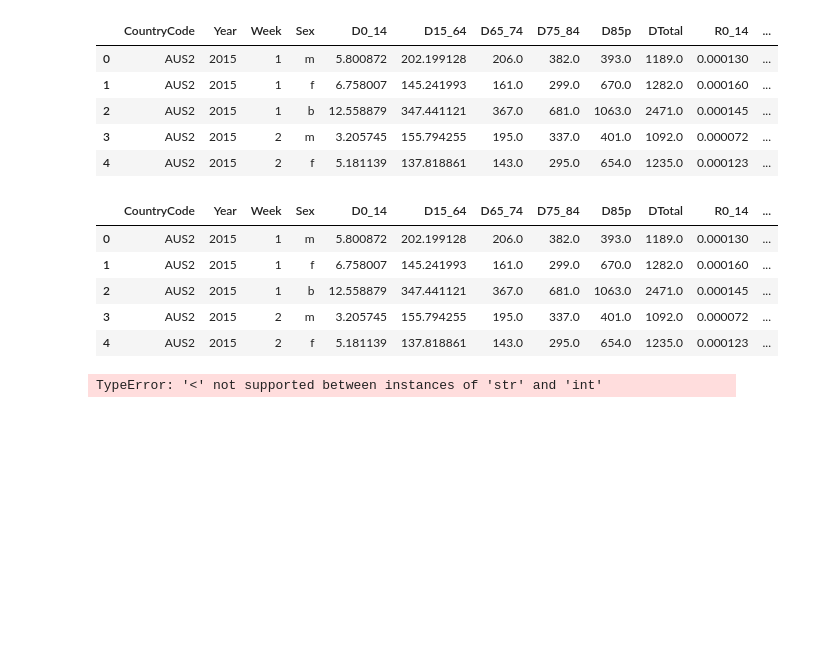
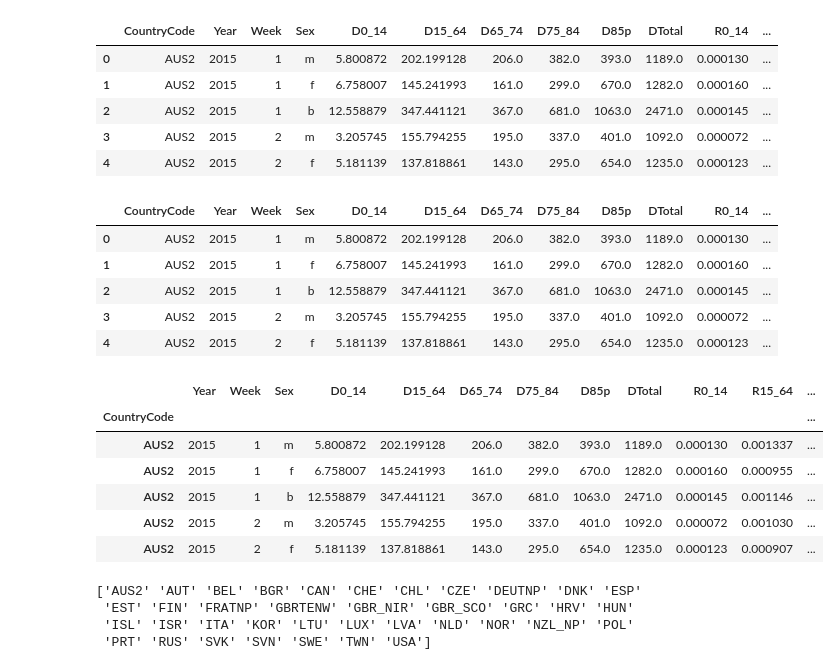
Before and after one commit to glensven/Country_Mortality_Analysis, a Jupyter notebook: MortalityOrg.ipynb, the cells around one changed output. Saved outputs shown, nothing was run; the diff lists cells and outputs as text; code cells hidden in the pictures; blank space fills up the shorter version.

```diff
--- a/MortalityOrg.ipynb
+++ b/MortalityOrg.ipynb
@@ -31,9 +31,25 @@ mortality_data.head()
 | 3 | AUS2 | 2015 | 2 | m | 3.205745 | 155.794255 | 195.0 | 337.0 | 401.0 | 1092.0 | 0.000072 | ... |
 | 4 | AUS2 | 2015 | 2 | f | 5.181139 | 137.818861 | 143.0 | 295.0 | 654.0 | 1235.0 | 0.000123 | ... |
 # %%
-# Make Index CountryCode
+# Set Index as Country Code
 mortality_data_country_indexed = mortality_data.set_index(mortality_data['CountryCode'])
-mortality_data_country_indexed.drop(1, inplace = True)
+mortality_data_country_indexed.drop(columns=['CountryCode'], inplace=True)
+#mortality_data_country_indexed.drop(1, inplace = True)
 mortality_data_country_indexed.head()
 # %% [output]
-TypeError: '<' not supported between instances of 'str' and 'int'
+|  | Year | Week | Sex | D0_14 | D15_64 | D65_74 | D75_84 | D85p | DTotal | R0_14 | R15_64 | ... |
+| CountryCode |  |  |  |  |  |  |  |  |  |  |  | ... |
+| AUS2 | 2015 | 1 | m | 5.800872 | 202.199128 | 206.0 | 382.0 | 393.0 | 1189.0 | 0.000130 | 0.001337 | ... |
+| AUS2 | 2015 | 1 | f | 6.758007 | 145.241993 | 161.0 | 299.0 | 670.0 | 1282.0 | 0.000160 | 0.000955 | ... |
+| AUS2 | 2015 | 1 | b | 12.558879 | 347.441121 | 367.0 | 681.0 | 1063.0 | 2471.0 | 0.000145 | 0.001146 | ... |
+| AUS2 | 2015 | 2 | m | 3.205745 | 155.794255 | 195.0 | 337.0 | 401.0 | 1092.0 | 0.000072 | 0.001030 | ... |
+| AUS2 | 2015 | 2 | f | 5.181139 | 137.818861 | 143.0 | 295.0 | 654.0 | 1235.0 | 0.000123 | 0.000907 | ... |
+# %%
+# List Unique Country Codes
+country_codes = mortality_data['CountryCode'].unique()
+print(country_codes)
+# %% [output]
+['AUS2' 'AUT' 'BEL' 'BGR' 'CAN' 'CHE' 'CHL' 'CZE' 'DEUTNP' 'DNK' 'ESP'
+ 'EST' 'FIN' 'FRATNP' 'GBRTENW' 'GBR_NIR' 'GBR_SCO' 'GRC' 'HRV' 'HUN'
+ 'ISL' 'ISR' 'ITA' 'KOR' 'LTU' 'LUX' 'LVA' 'NLD' 'NOR' 'NZL_NP' 'POL'
+ 'PRT' 'RUS' 'SVK' 'SVN' 'SWE' 'TWN' 'USA']
```
Also changed, not shown: parts of 1 cell of this notebook.
